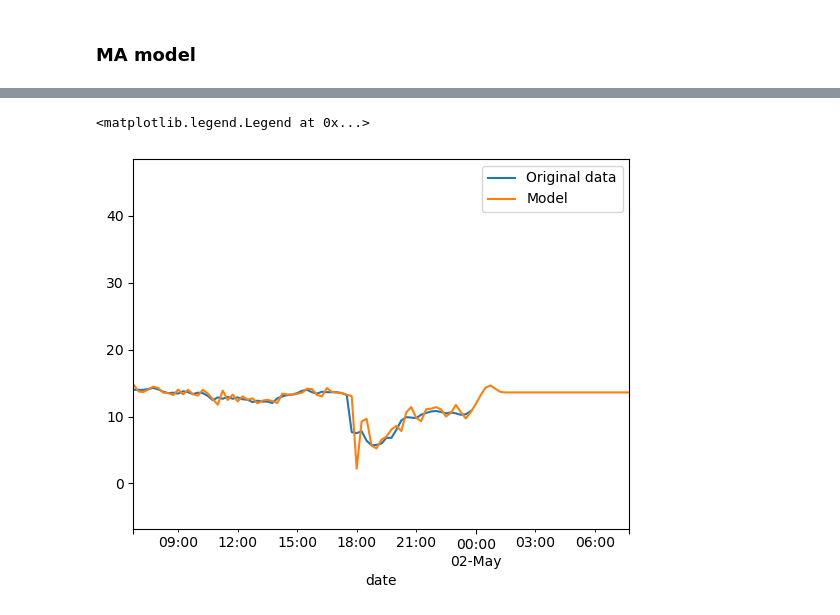
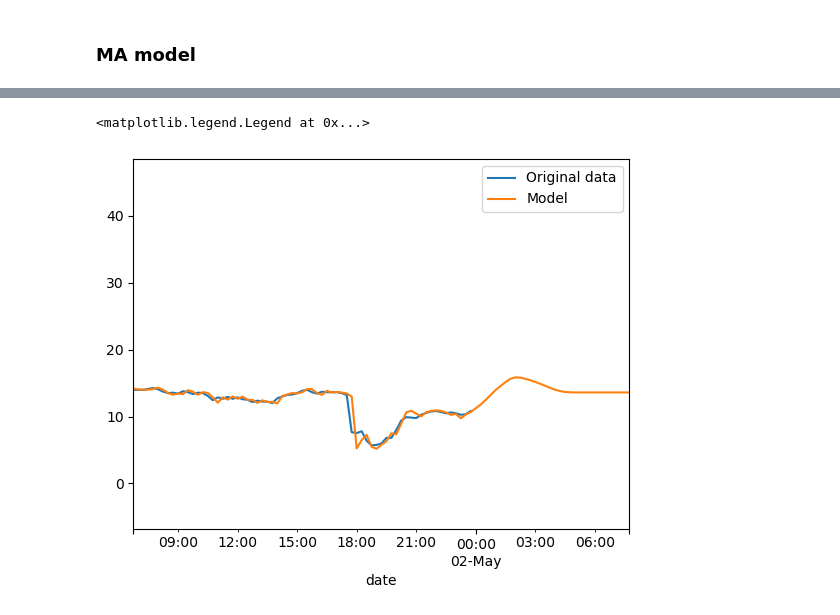
Before and after one commit to JakubLobo/probabilistic-forecasting-temperature, a Jupyter notebook: project.ipynb, the cells around one changed output, grey strips where cells are left out. Cells and saved outputs as stored; diff of their text form; code cells hidden in the pictures.

```diff
--- a/project.ipynb
+++ b/project.ipynb
@@ -19,3 +25,6 @@ df
 | 2018-05-01 23:30:00 | 64318 | 13.329 | 1.541 | 8.671 | -0.533 | 4.630 | 1.371 | 10.341000 |
 | 2018-05-01 23:45:00 | 64319 | 11.588 | 0.871 | 7.214 | -0.426 | 4.691 | 1.310 | 10.833000 |
 64320 rows × 8 columns
+# %%
+df.index = pd.date_range(start=df.index.min(), end=df.index.max(), freq='15T')
+df
@@ -91,12 +120,12 @@ plt.legend()
 # %%
-ma_model = ARIMA(temp, order=(0, 0, 6))
+ma_model = ARIMA(temp, order=(0, 0, 20))
 ma_model_fit = ma_model.fit()
 # %%
 temp.plot(label='Original data')
 ma_pred = ma_model_fit.predict(0, 65000)
 ma_pred.plot(label='Model')
-plt.xlim(ar_preds.index[-750], ar_preds.index[-650])
+plt.xlim(ma_pred.index[-750], ma_pred.index[-650])
 plt.legend()
 # %% [output]
 <matplotlib.legend.Legend at 0x...>
-[figure, old version]
+[figure, new version]
```
Also changed, not shown: parts of 14 cells of this notebook.
